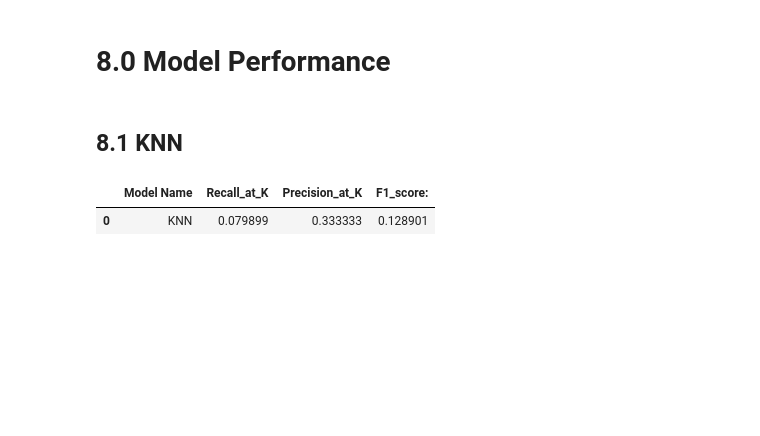
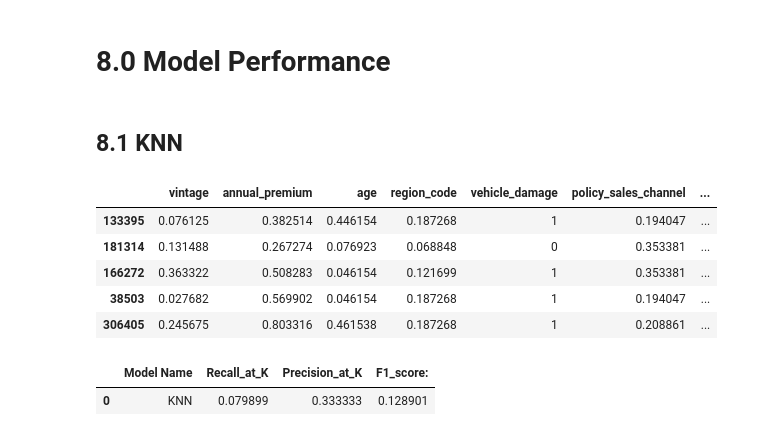
Before and after one commit to rmouram/health_insurance, a Jupyter notebook: v1.0-Health_insurance_cross_sell.ipynb, the cells around one changed output. Cells and saved outputs as stored; diff of their text form; code cells hidden in the pictures; blank space fills up the shorter version.

```diff
--- a/v1.0-Health_insurance_cross_sell.ipynb
+++ b/v1.0-Health_insurance_cross_sell.ipynb
@@ -760,6 +780,15 @@ df8 = x_validation.copy()
 df8['response'] = y_validation.copy()
 # %% [markdown]
 ## 8.1 KNN
+# %%
+df8_knn.head()
+# %% [output]
+|  | vintage | annual_premium | age | region_code | vehicle_damage | policy_sales_channel | ... |
+| 133395 | 0.076125 | 0.382514 | 0.446154 | 0.187268 | 1 | 0.194047 | ... |
+| 181314 | 0.131488 | 0.267274 | 0.076923 | 0.068848 | 0 | 0.353381 | ... |
+| 166272 | 0.363322 | 0.508283 | 0.046154 | 0.121699 | 1 | 0.353381 | ... |
+| 38503 | 0.027682 | 0.569902 | 0.046154 | 0.187268 | 1 | 0.194047 | ... |
+| 306405 | 0.245675 | 0.803316 | 0.461538 | 0.187268 | 1 | 0.208861 | ... |
 # %%
 df8_knn = df8.copy()
 knn_result = ml_metrics('KNN', df8_knn, yhat_knn, k=2000)
```
Also changed, not shown: parts of 43 cells of this notebook, 5 other files.
